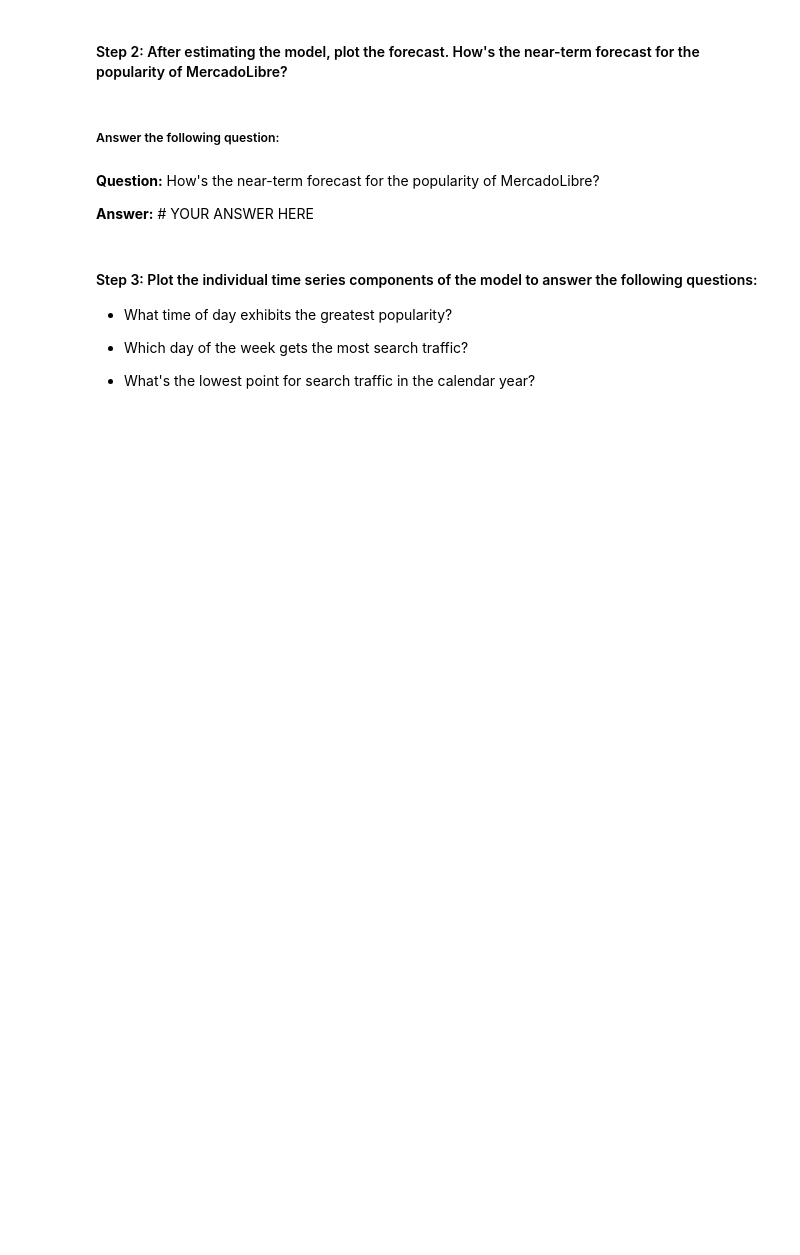
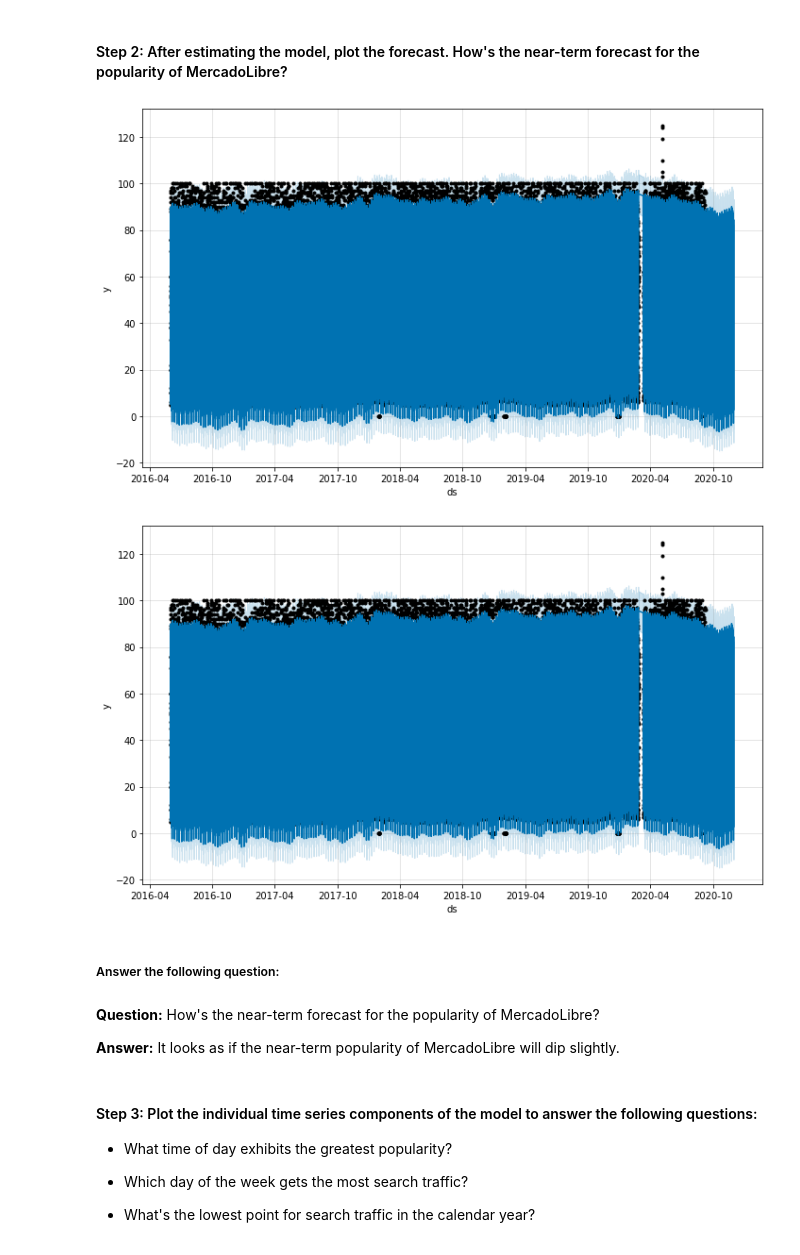
Before and after one commit to anythingelse-sf/MercadoLibre, a Jupyter notebook: forecasting_net_prophet.ipynb, the cells around one changed output. Drawn from its saved outputs; the diff is of its cells as text; code cells hidden in the pictures; blank space fills up the shorter version.

```diff
--- a/forecasting_net_prophet.ipynb
+++ b/forecasting_net_prophet.ipynb
@@ -475,6 +503,6 @@ mercado_prophet_df = # YOUR CODE HERE
 # %%
 # Call the Prophet function, store as an object
-model_mercado_trends = # YOUR CODE HERE
+model_mercado_trends = Prophet()
 # %%
 # Fit the time-series model.
-# YOUR CODE HERE
+model_mercado_trends.fit(mercado_prophet_df)
@@ -481,7 +511,7 @@ model_mercado_trends = # YOUR CODE HERE
 # %%
 # Create a future dataframe to hold predictions
 # Make the prediction go out as far as 2000 hours (approx 80 days)
-future_mercado_trends = # YOUR CODE HERE
+future_mercado_trends = model_mercado_trends.make_future_dataframe(periods=2000, freq='H')
 
 # View the last five rows of the future_mercado_trends DataFrame
-# YOUR CODE HERE
+future_mercado_trends.tail()
@@ -488,6 +525,6 @@ future_mercado_trends = # YOUR CODE HERE
 # %%
 # Make the predictions for the trend data using the future_mercado_trends DataFrame
-forecast_mercado_trends = # YOUR CODE HERE
+forecast_mercado_trends = model_mercado_trends.predict(future_mercado_trends)
 
 # Display the first five rows of the forecast_mercado_trends DataFrame
-# YOUR CODE HERE
+forecast_mercado_trends.head()
@@ -495,13 +539,16 @@ forecast_mercado_trends = # YOUR CODE HERE
 #### Step 2: After estimating the model, plot the forecast. How's the near-term forecast for the popularity of MercadoLibre?
 # %%
 # Plot the Prophet predictions for the Mercado trends data
-# YOUR CODE HERE
+model_mercado_trends.plot(forecast_mercado_trends)
+# %% [output]
+[figure, added]
+[figure, added]
 # %% [markdown]
 ##### Answer the following question:
 # %% [markdown]
 **Question:**  How's the near-term forecast for the popularity of MercadoLibre?
 
-**Answer:** # YOUR ANSWER HERE
+**Answer:** It looks as if the near-term popularity of MercadoLibre will dip slightly.
 # %% [markdown]
 #### Step 3: Plot the individual time series components of the model to answer the following questions:
 
```
Also changed, not shown: parts of 30 cells of this notebook, 1 other file.
